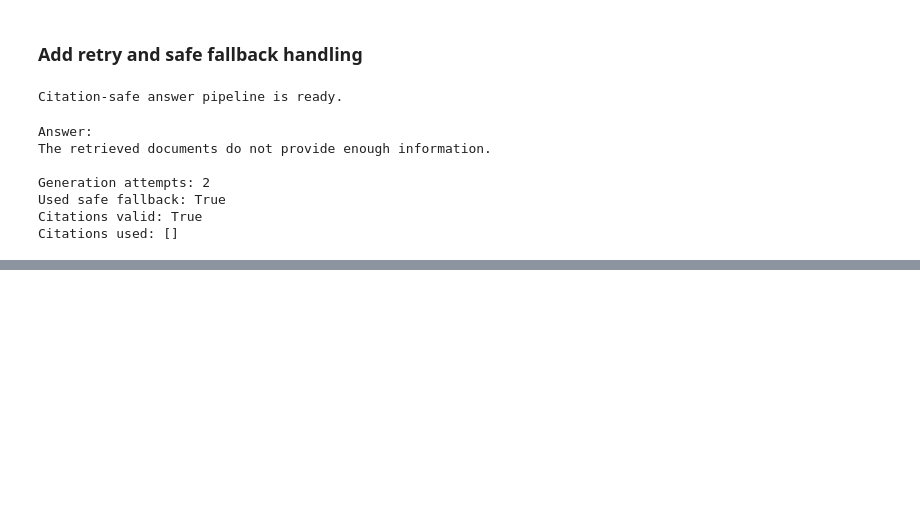
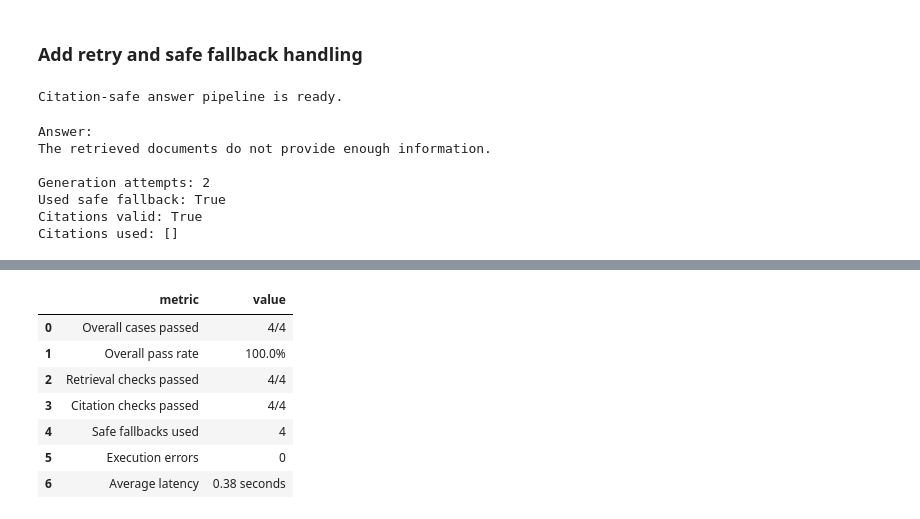
Before and after one commit to sharathnallaganti/Projects, a Jupyter notebook: project-schema-and-plan.ipynb, the cells around one changed output, grey strips where cells are left out. Cells and saved outputs as stored; diff of their text form; code cells hidden in the pictures; blank space fills up the shorter version.

Commit message:
Kaggle Notebook | Tax_Assistance3 | Version 11

```diff
--- a/project-schema-and-plan.ipynb
+++ b/project-schema-and-plan.ipynb
@@ -4609,0 +5369,81 @@ Citations used: []
+# %%
+total_cases = len(evaluation_results)
+passed_cases = int(
+    evaluation_results["case_passed"].sum()
+)
+
+retrieval_checks_passed = int(
+    evaluation_results["sources_check"].sum()
+)
+
+citation_checks_passed = int(
+    evaluation_results["citations_check"].sum()
+)
+
+error_count = int(
+    evaluation_results["error"].notna().sum()
+)
+
+fallback_count = int(
+    evaluation_results["used_fallback"].sum()
+)
+
+average_latency = float(
+    evaluation_results["elapsed_seconds"].mean()
+)
+
+final_metrics = pd.DataFrame(
+    [
+        {
+            "metric": "Overall cases passed",
+            "value": f"{passed_cases}/{total_cases}",
+        },
+        {
+            "metric": "Overall pass rate",
+            "value": f"{passed_cases / total_cases:.1%}",
+        },
+        {
+            "metric": "Retrieval checks passed",
+            "value": (
+                f"{retrieval_checks_passed}/{total_cases}"
+            ),
+        },
+        {
+            "metric": "Citation checks passed",
+            "value": (
+                f"{citation_checks_passed}/{total_cases}"
+            ),
+        },
+        {
+            "metric": "Safe fallbacks used",
+            "value": fallback_count,
+        },
+        {
+            "metric": "Execution errors",
+            "value": error_count,
+        },
+        {
+            "metric": "Average latency",
+            "value": f"{average_latency:.2f} seconds",
+        },
+    ]
+)
+
+display(final_metrics)
+
+if passed_cases == total_cases and error_count == 0:
+    print("\nFINAL STATUS: All automated evaluations passed.")
+else:
+    print(
+        "\nFINAL STATUS: Review the failed cases "
+        "before completing the notebook."
+    )
+# %% [output]
+|  | metric | value |
+| 0 | Overall cases passed | 4/4 |
+| 1 | Overall pass rate | 100.0% |
+| 2 | Retrieval checks passed | 4/4 |
+| 3 | Citation checks passed | 4/4 |
+| 4 | Safe fallbacks used | 4 |
+| 5 | Execution errors | 0 |
+| 6 | Average latency | 0.38 seconds |
```
Also changed, not shown: parts of 22 cells of this notebook.
